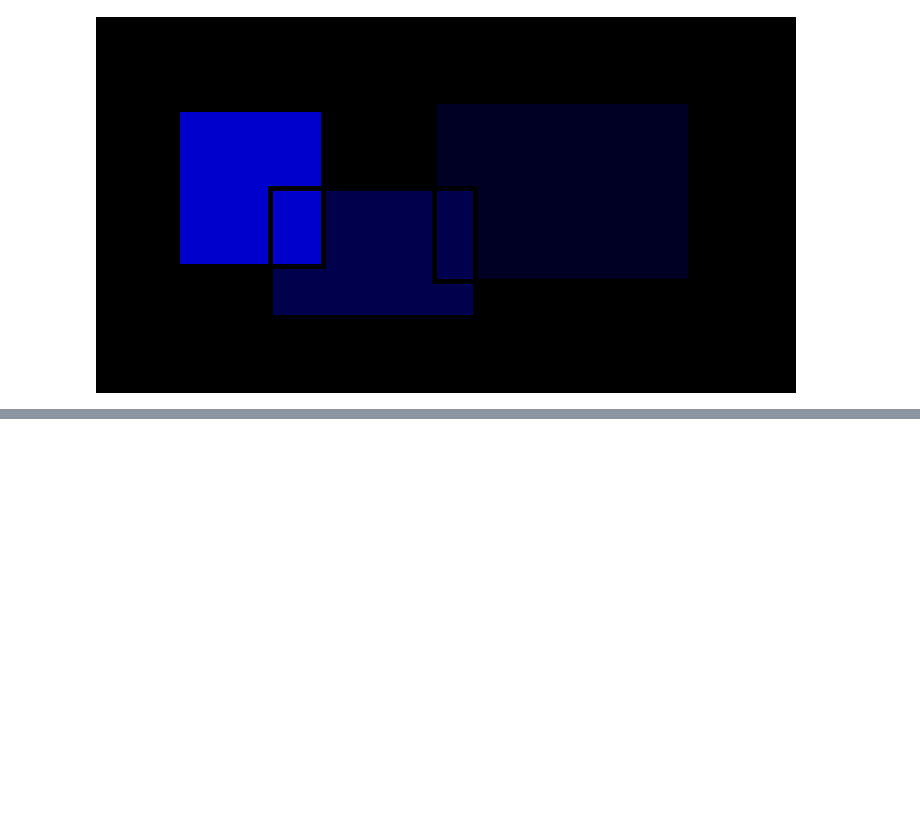
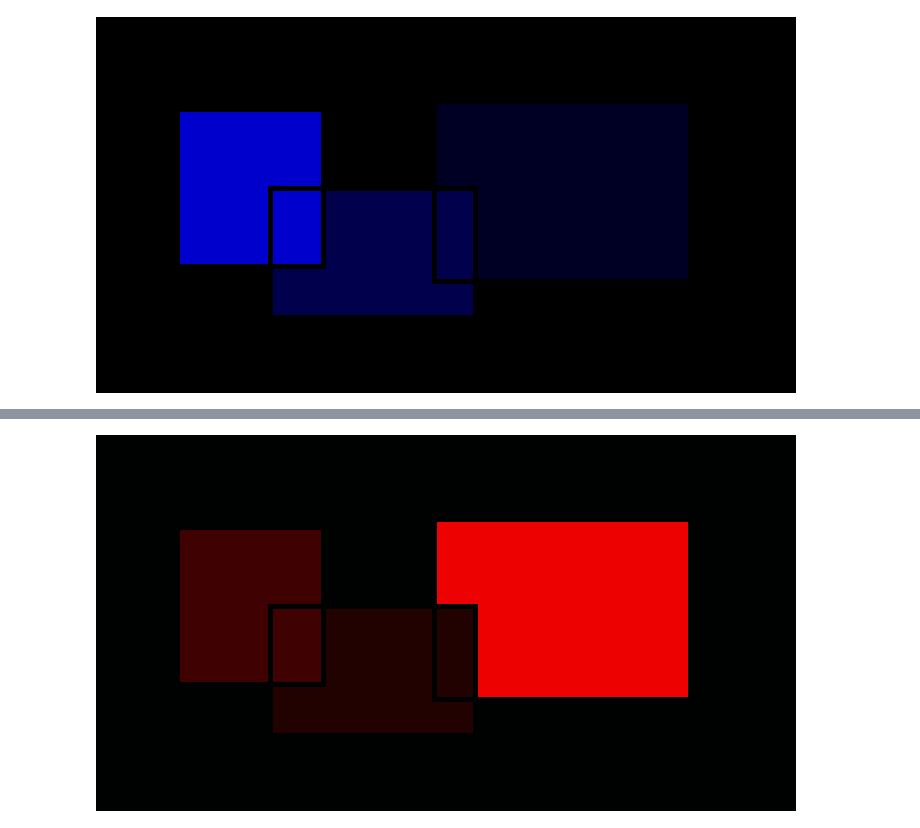
Before and after one commit to szeshiang/Advanced-Computer-Vision, a Jupyter notebook: 062224_OpenCV_Exercise.ipynb, the cells around one changed output, grey strips where cells are left out. Saved outputs shown, nothing was run; the diff lists cells and outputs as text; code cells hidden in the pictures; blank space fills up the shorter version.

```diff
--- a/062224_OpenCV_Exercise.ipynb
+++ b/062224_OpenCV_Exercise.ipynb
@@ -215,0 +222,6 @@ cv2_imshow(redRBG)
+# %%
+zeros=np.ones(r_channel.shape,dtype='uint8')
+redBGR=cv2.merge([zeros,zeros,r_channel])
+cv2_imshow(redBGR)
+# %% [output]
+[figure, added]
```
Also changed, not shown: parts of 2 cells of this notebook.
